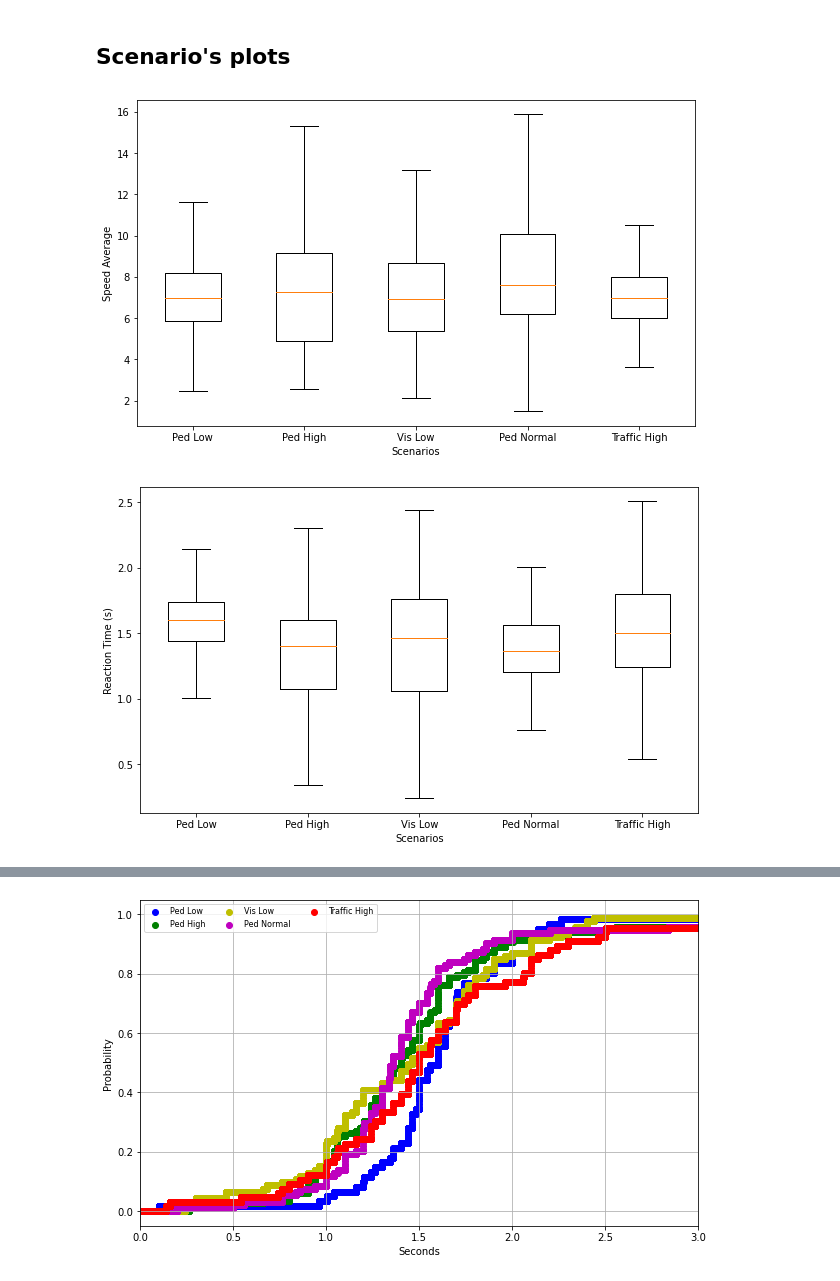
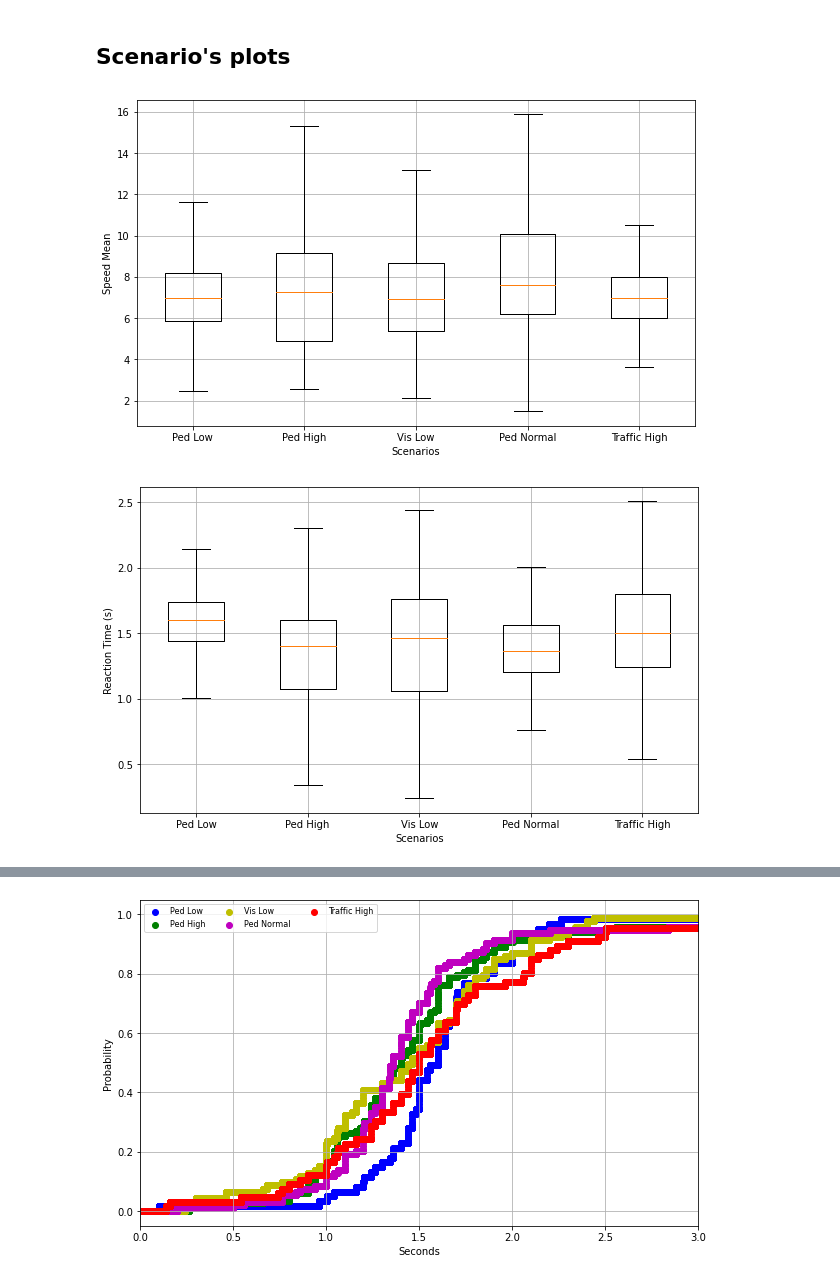
Before and after one commit to jcostamagna/tesisPresentacion, a Jupyter notebook: Thesis_data_visualization.ipynb, the cells around one changed output, grey strips where cells are left out. Cells and saved outputs as stored; diff of their text form; code cells hidden in the pictures.

```diff
--- a/Thesis_data_visualization.ipynb
+++ b/Thesis_data_visualization.ipynb
@@ -159,20 +159,21 @@ ax.set_xticks([0,1,2,3])
 # %%
 labels = ["Ped Low","Ped High","Vis Low","Ped Normal","Traffic High"]
 scenarios = [1,2,3,4,6]
 
 datos = []
 for scenario in scenarios:
     datos.append(df[df.scenario == scenario]['speed_total_mean'])
 
 
 plt.figure(figsize=(10, 6))
 plt.boxplot(datos,0, '')
-plt.ylabel("Speed Average")
+plt.ylabel("Speed Mean")
 plt.xlabel("Scenarios")
 plt.xticks([1,2,3,4,5], labels)
+plt.grid()
 plt.show()
 # %% [output]
-[figure, old version]
+[figure, new version]
 # %%
 labels = ["Ped Low","Ped High","Vis Low","Ped Normal","Traffic High"]
 scenarios = [1,2,3,4,6]
@@ -187,9 +188,11 @@ plt.boxplot(datos,0, '')
 plt.ylabel("Reaction Time (s)")
 plt.xlabel("Scenarios")
 plt.xticks([1,2,3,4,5], labels)
+plt.grid()
+
 plt.show()
 # %% [output]
-[figure, old version]
+[figure, new version]
 # %%
 labels = ["Ped Low","Ped High","Vis Low","Ped Normal","Traffic High"]
 scenarios = [1,2,3,4,6]
```
Also changed, not shown: parts of 3 cells of this notebook.
